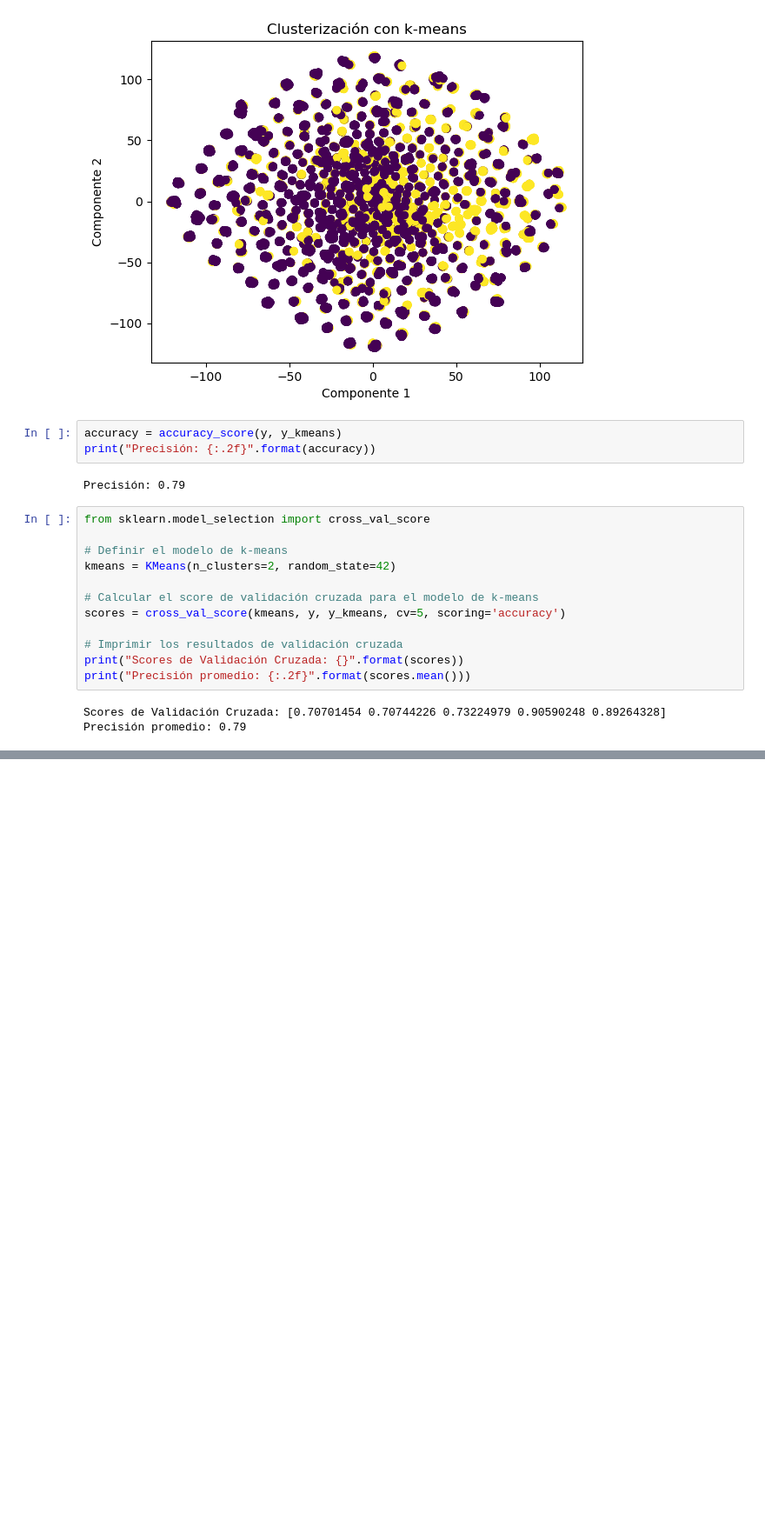
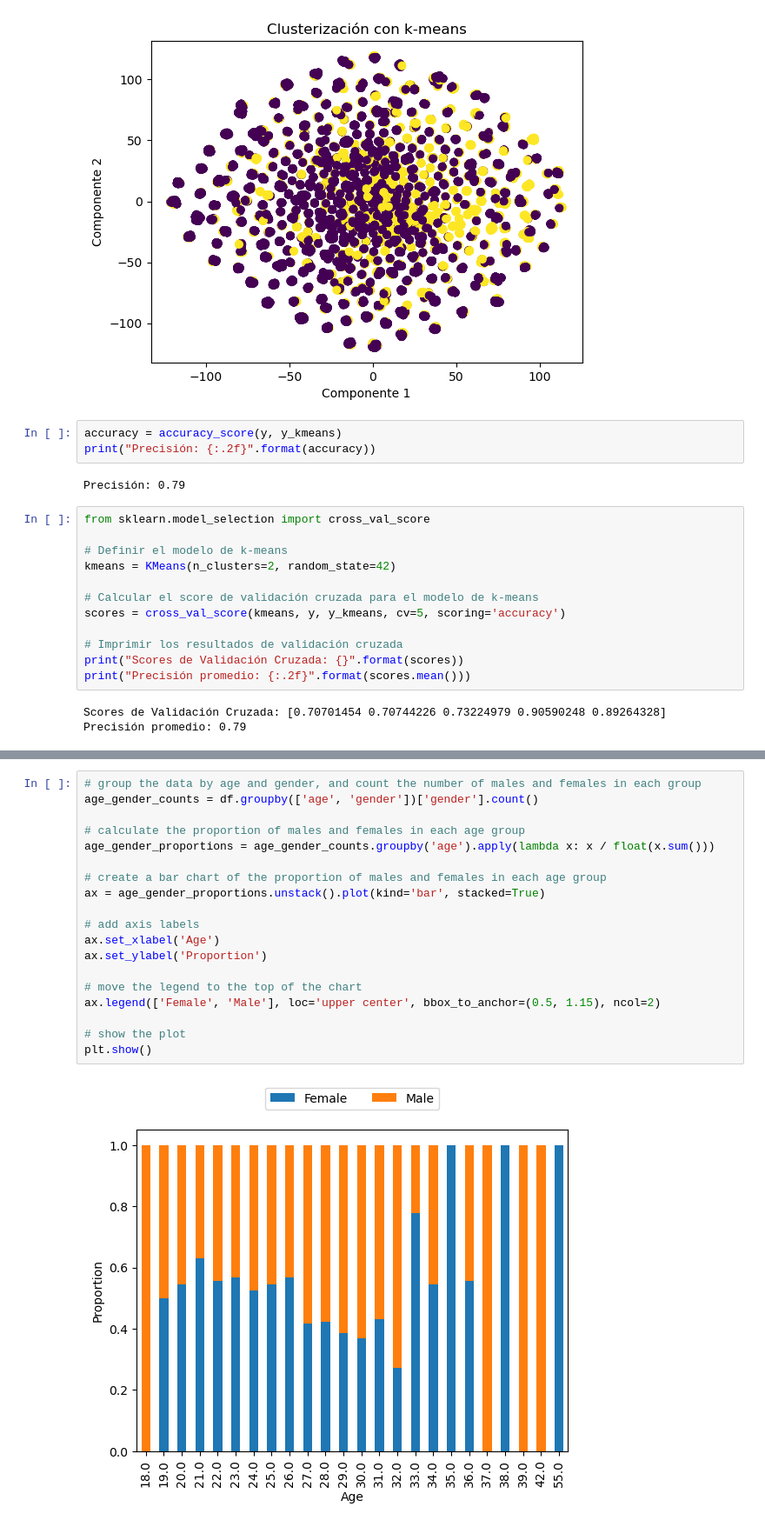
Before and after one commit to williamasesoftware/Clustering, a Jupyter notebook: k_means_dating.ipynb, the cells around one changed output, grey strips where cells are left out. Shown at 87% size. Drawn from its saved outputs; the diff is of its cells as text; blank space fills up the shorter version.

```diff
--- a/k_means_dating.ipynb
+++ b/k_means_dating.ipynb
@@ -254,0 +332,21 @@ Precisión promedio: 0.79
+# %%
+# group the data by age and gender, and count the number of males and females in each group
+age_gender_counts = df.groupby(['age', 'gender'])['gender'].count()
+
+# calculate the proportion of males and females in each age group
+age_gender_proportions = age_gender_counts.groupby('age').apply(lambda x: x / float(x.sum()))
+
+# create a bar chart of the proportion of males and females in each age group
+ax = age_gender_proportions.unstack().plot(kind='bar', stacked=True)
+
+# add axis labels
+ax.set_xlabel('Age')
+ax.set_ylabel('Proportion')
+
+# move the legend to the top of the chart
+ax.legend(['Female', 'Male'], loc='upper center', bbox_to_anchor=(0.5, 1.15), ncol=2)
+
+# show the plot
+plt.show()
+# %% [output]
+[figure, added]
```
Also changed, not shown: parts of 5 cells of this notebook.
